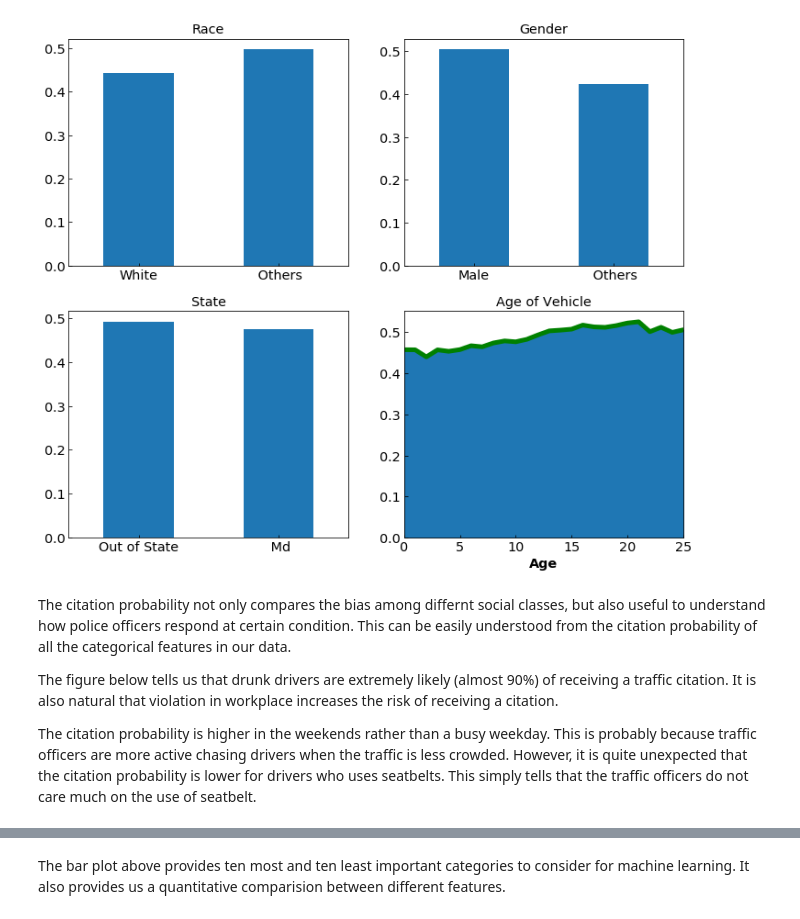
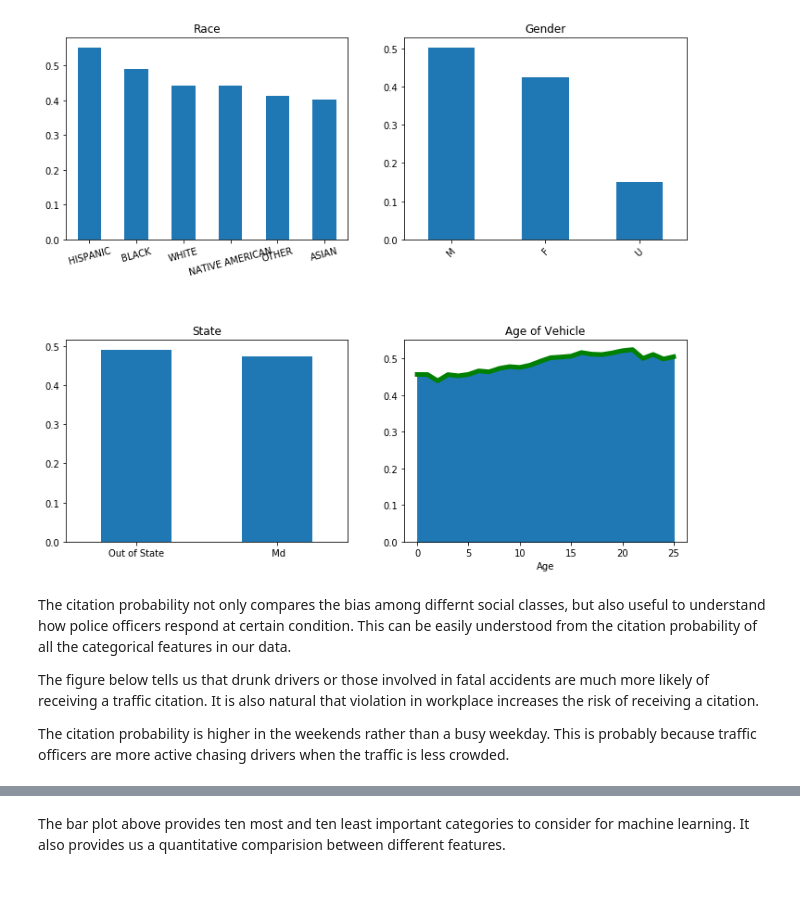
Before and after one commit to lekhnath12/Capstone-project-I, a Jupyter notebook: Data_Story.ipynb, the cells around one changed output, grey strips where cells are left out. Saved outputs shown, nothing was run; the diff lists cells and outputs as text; code cells hidden in the pictures; blank space fills up the shorter version.

```diff
--- a/Data_Story.ipynb
+++ b/Data_Story.ipynb
@@ -72,30 +269,53 @@ The figure below display some useful comparisions: The police officers are biase
 fig, axes = plt.subplots(nrows=2, ncols=2, squeeze=False, figsize = [12, 10])
 
 # plot the citation probability vs race
-df = df_traffic.groupby(['Race_non_white', 'Violation Type_Warning']).count()
+races = ['Race_BLACK', 'Race_HISPANIC','Race_NATIVE AMERICAN',
+         'Race_OTHER', 'Race_WHITE']
 
-prop_non_white = df.loc[(1, 0),'Belts_Yes']/\
-                    [df.loc[(1, 0),'Belts_Yes'] +\
-                     df.loc[(1, 1),'Belts_Yes']]
-prop_white = df.loc[(0, 0),'Belts_Yes']/\
-                    [df.loc[(0, 0),'Belts_Yes'] +\
-                     df.loc[(0, 1),'Belts_Yes']]
+df_races = df_traffic.loc[:,races]
+df_races['Race_ASIAN'] = 1 - df_races.sum(axis=1)
+races = list(df_races.columns)
 
-df1 = pd.DataFrame([prop_white, prop_non_white], index = ['White', ' Others'])
-s1 = df1.plot(kind = 'bar', legend = False, rot = 0, ax  = axes[0,0], title = 'Race')
+df_races['Violation Type_Warning'] = df_traffic['Violation Type_Warning']
+df_races['extra_col'] = 1
+
+cp = list()
+
+for race in races:
+    df = df_races.groupby([race, 'Violation Type_Warning']).count()
+    prob = df.loc[(1, 0),'extra_col']/\
+                    [df.loc[(1, 0),'extra_col'] +\
+                     df.loc[(1, 1),'extra_col']]
+    cp.append(float(prob))
+
+races = [race[5:] for race in races]
+
+df1 = pd.DataFrame(cp, index = races)
+df1.sort_values(by = 0, ascending = False, inplace = True)
+s1 = df1.plot(kind = 'bar', legend = False, rot = 15,
+              ax = axes[0,0], title = 'Race')
 
 # plot the citation probability vs Gender
-df = df_traffic.groupby(['Gender_M', 'Violation Type_Warning']).count()
+genders = ['Gender_U', 'Gender_M']
+df_gender = df_traffic.loc[:, genders]
+df_gender['Female'] = 1 - df_gender.sum(axis=1)
 
-prop_female = df.loc[(0, 0),'Belts_Yes']/\
-                    [df.loc[(0, 0),'Belts_Yes'] +\
-                     df.loc[(0, 1),'Belts_Yes']]
-prop_male = df.loc[(1, 0),'Belts_Yes']/\
-                    [df.loc[(1, 0),'Belts_Yes'] +\
-                     df.loc[(1, 1),'Belts_Yes']]
+genders = list(df_gender.columns)
+df_gender['Violation Type_Warning'] = df_traffic['Violation Type_Warning']
+df_gender['extra_col'] = 1
 
-df1 = pd.DataFrame([prop_male, prop_female], index = ['Male', ' Others'])
-s2 = df1.plot(kind = 'bar', legend = False, rot = 0, ax = axes[0,1], title = 'Gender')
+cp = list()
+
+for gender in genders:
+    df = df_gender.groupby([gender, 'Violation Type_Warning']).count()
+    prob = df.loc[(1, 0),'extra_col']/\
+                 [df.loc[(1, 0),'extra_col'] + df.loc[(1, 1),'extra_col']]
+    cp.append(float(prob))
+
+df1 = pd.DataFrame(cp, index = ['U', 'M', 'F'])
+df1.sort_values(by = 0, ascending = False, inplace = True)
+s1 = df1.plot(kind = 'bar', legend = False, rot = 45, ax = axes[0,1],
+               title = 'Gender')
 
 # plot the citation probability of Driver's license driver
 df_state = df_traffic.groupby(['DL State_Out-ofSTATE', 'Violation Type_Warning']).count()
@@ -103,41 +323,41 @@ df_state = df_traffic.groupby(['DL State_Out-ofSTATE', 'Violation Type_Warning']
 prop_state = df_state.loc[(0, 0),'Belts_Yes']/\
                     [df_state.loc[(0, 0),'Belts_Yes'] +\
                      df_state.loc[(0, 1),'Belts_Yes']]
 prop_outstate = df_state.loc[(1, 0),'Belts_Yes']/\
                     [df_state.loc[(1, 0),'Belts_Yes'] +\
                      df_state.loc[(1, 1),'Belts_Yes']]
 
 df1 = pd.DataFrame([prop_outstate, prop_state], index = ['Out of State', ' Md'])
 s3 = df1.plot(kind = 'bar', legend = False, rot = 0, ax = axes[1,0], title = "State")
 
 # plot citation probability vs age of vehicle
 df = df_traffic.groupby(['V_Age', 'Violation Type_Warning']).count()
 ct_prob = list()
 
 n = 25
 ages = np.linspace(0,n, n+1)
 
 for age in ages:
     citation = df.loc[(age, 0), 'Belts_Yes']
     warning = df.loc[(age, 1), 'Belts_Yes']
     prob = citation/(citation + warning)
     ct_prob.append(prob)
 
 V_age = pd.DataFrame({'Age':ages, 'Cp': ct_prob})
 s4 = V_age.plot(kind = 'area', x = 'Age', y = 'Cp', ax  = axes[1,1], title = 'Age of Vehicle', legend = False)
 plt.xticks = np.arange(0,25,6)
 V_age.plot(x = 'Age', y = 'Cp', color = 'g', ax  = axes[1,1], linewidth = 5, legend = False)
-plt.tight_layout
 
+plt.subplots_adjust(hspace = 0.5)
 plt.show()
 # %% [output]
-[figure, old version]
+[figure, new version]
 # %% [markdown]
 The citation probability not only compares the bias among differnt social classes, but also useful to understand how police officers respond at certain condition. This can be easily understood from the citation probability of all the categorical features in our data.
 
-The figure below tells us that drunk drivers are extremely likely (almost 90%) of receiving a traffic citation. It is also natural that violation in workplace increases the risk of receiving a citation.
+The figure below tells us that drunk drivers or those involved in fatal accidents are much more likely  of receiving a traffic citation. It is also natural that violation in workplace increases the risk of receiving a citation.
 
-The citation probability is higher in the weekends rather than a busy weekday. This is probably because traffic officers are more active chasing drivers when the traffic is less crowded. However, it is quite unexpected that the citation probability is lower for drivers who uses seatbelts. This simply tells that the traffic officers do not care much on the use of seatbelt.
+The citation probability is higher in the weekends rather than a busy weekday. This is probably because traffic officers are more active chasing drivers when the traffic is less crowded.
 # %%
 # initialize subplots
 fig, axes = plt.subplots(nrows=2, ncols=2, squeeze=False, figsize = [12, 10])
```
Also changed, not shown: parts of 19 cells of this notebook.
